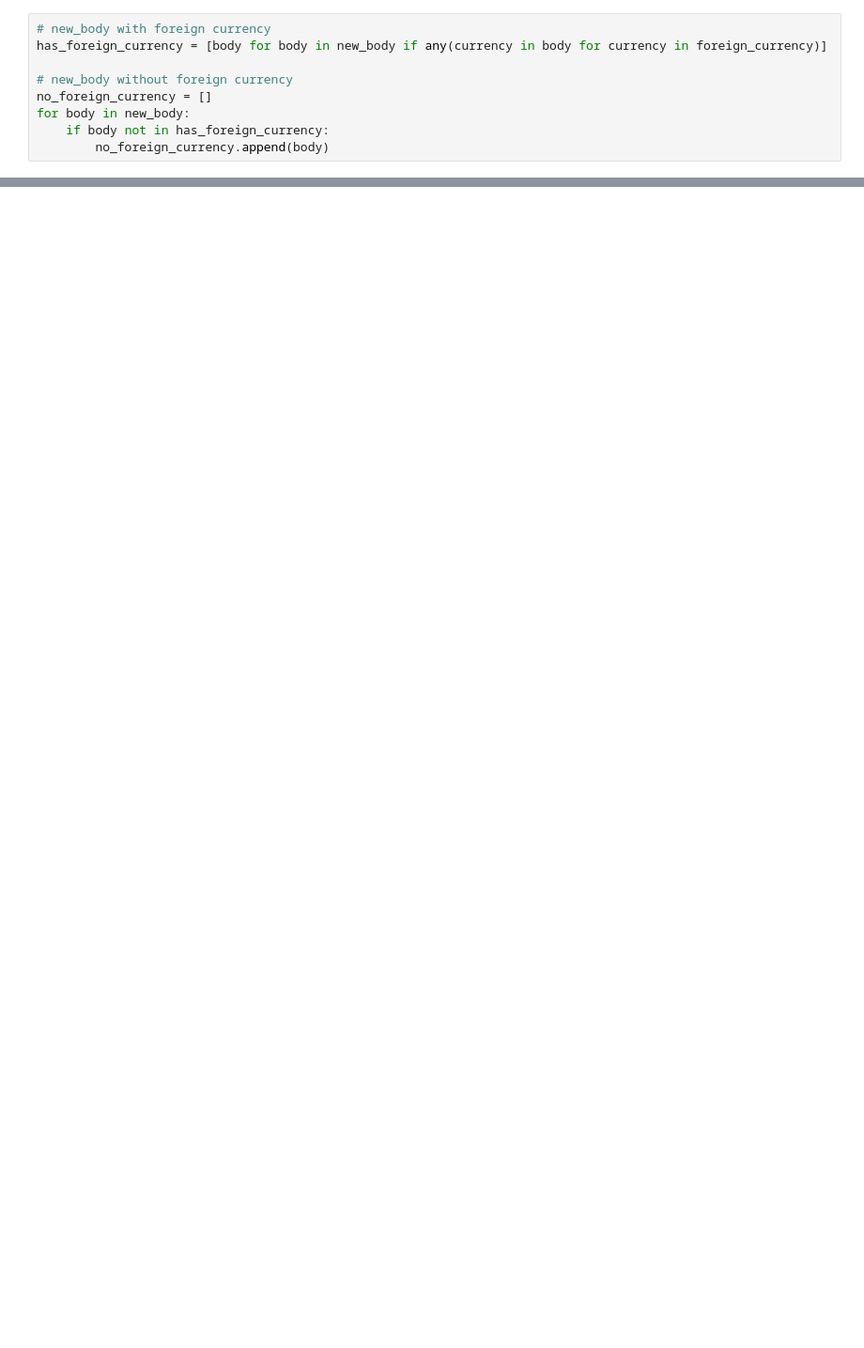
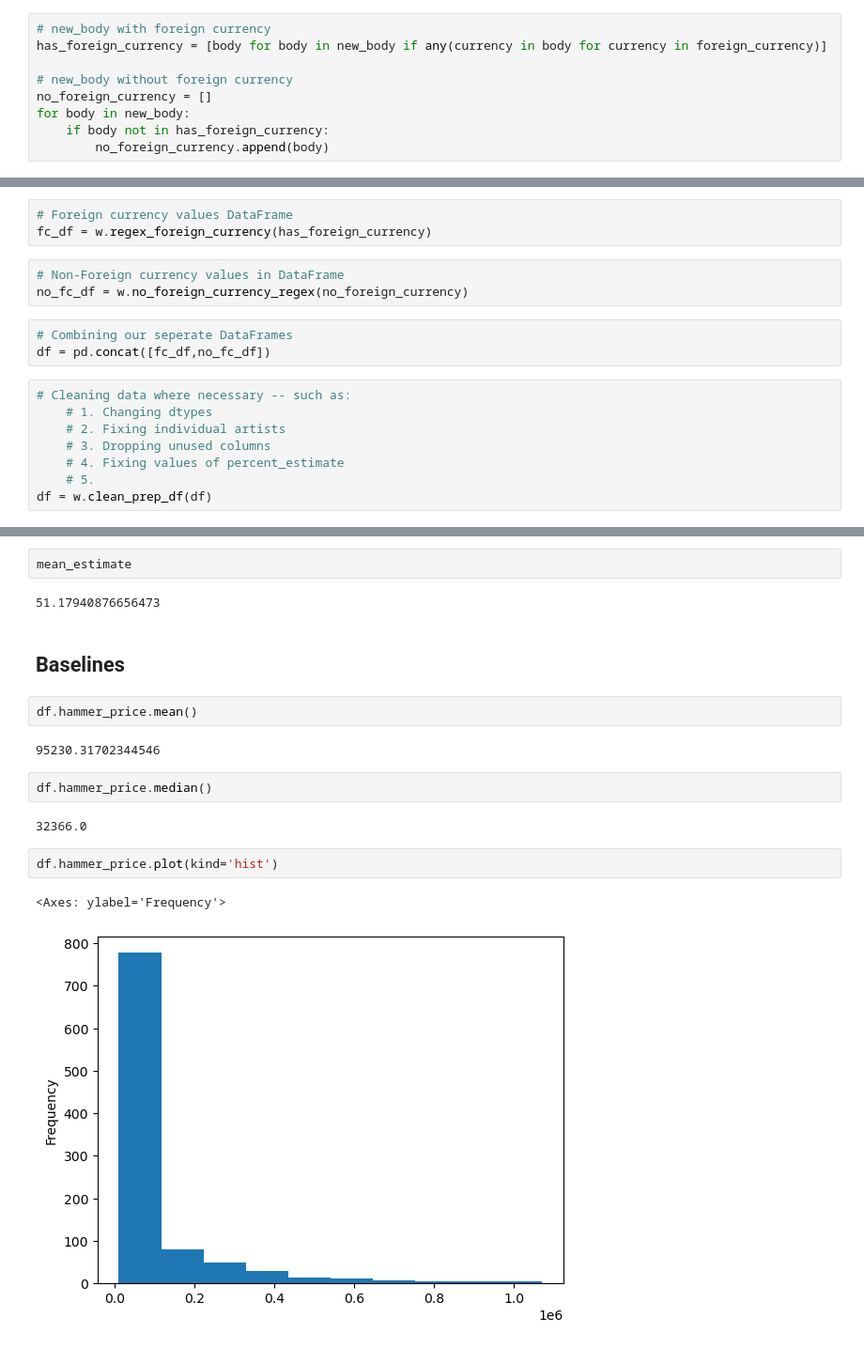
Before and after one commit to jeremiah-toribio/art-of-data, a Jupyter notebook: workbook.ipynb, the cells around one changed output, grey strips where cells are left out. Shown: that part at 94% size. Saved outputs shown, nothing was run; the diff lists cells and outputs as text; blank space fills up the shorter version.

```diff
--- a/workbook.ipynb
+++ b/workbook.ipynb
@@ -464,0 +276,17 @@ pd.DataFrame(matches)
+# %%
+# Foreign currency values DataFrame
+fc_df = w.regex_foreign_currency(has_foreign_currency)
+# %%
+# Non-Foreign currency values in DataFrame
+no_fc_df = w.no_foreign_currency_regex(no_foreign_currency)
+# %%
+# Combining our seperate DataFrames
+df = pd.concat([fc_df,no_fc_df])
+# %%
+# Cleaning data where necessary -- such as:
+    # 1. Changing dtypes
+    # 2. Fixing individual artists
+    # 3. Dropping unused columns
+    # 4. Fixing values of percent_estimate
+    # 5.
+df = w.clean_prep_df(df)
@@ -464,0 +325,19 @@ pd.DataFrame(matches)
+# %%
+mean_estimate
+# %% [output]
+51.17940876656473
+# %% [markdown]
+## Baselines
+# %%
+df.hammer_price.mean()
+# %% [output]
+95230.31702344546
+# %%
+df.hammer_price.median()
+# %% [output]
+32366.0
+# %%
+df.hammer_price.plot(kind='hist')
+# %% [output]
+<Axes: ylabel='Frequency'>
+[figure, added]
```
Also changed, not shown: parts of 68 cells of this notebook.
